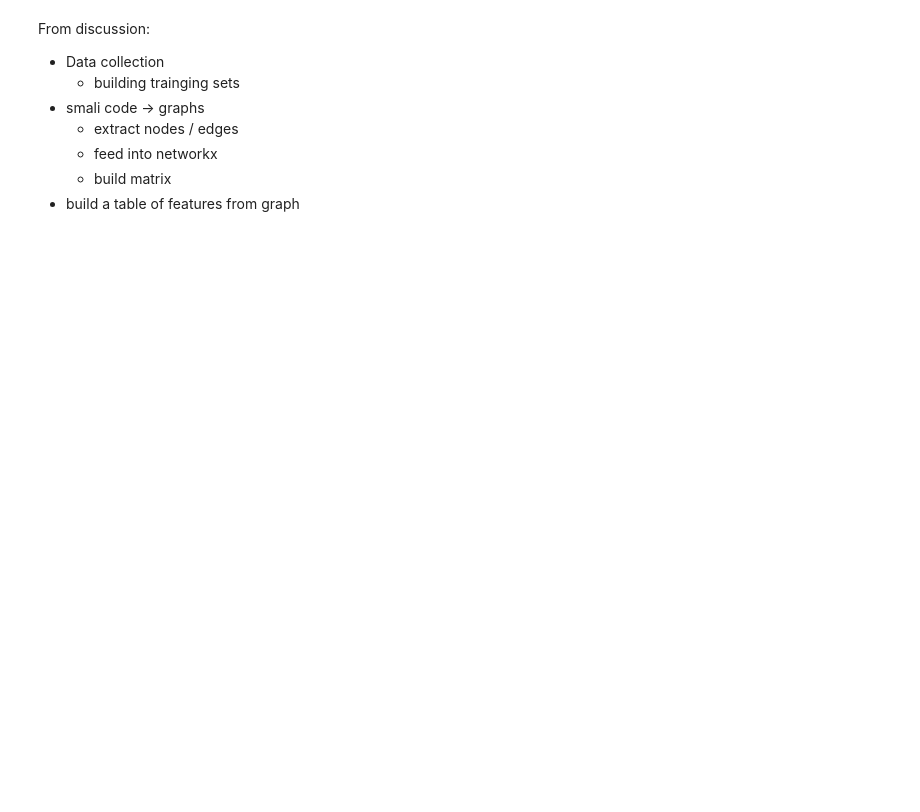
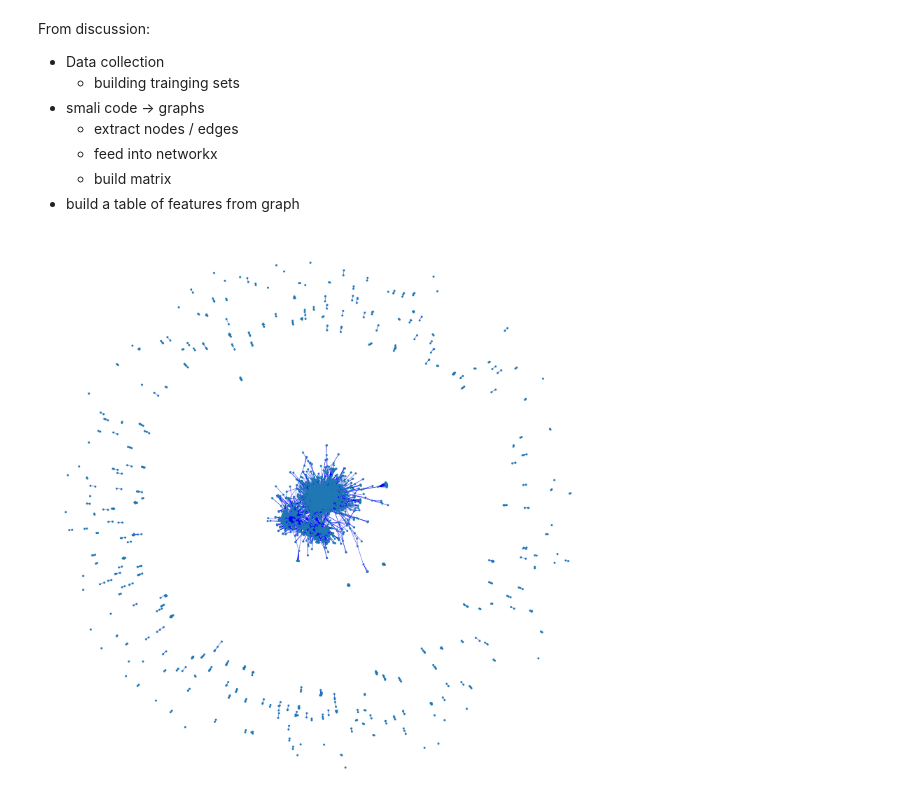
Before and after one commit to jeffliao8888/hindroid-replication, a Jupyter notebook: class_hw/w4_apiGraphs/api_code.ipynb, the cells around one changed output. Cells and saved outputs as stored; diff of their text form; code cells hidden in the pictures; blank space fills up the shorter version.

```diff
--- a/class_hw/w4_apiGraphs/api_code.ipynb
+++ b/class_hw/w4_apiGraphs/api_code.ipynb
@@ -111 +74,7 @@ nx.adjacency_matrix(B)
+# %%
+U = nx.union(B,P)
+plt.figure(figsize=(30,30))
+nx.draw(U, node_size=50, edge_color='b')
+# %% [output]
+[figure, added]
 # %%
```
Also changed, not shown: parts of 16 cells of this notebook, 5 other files.
